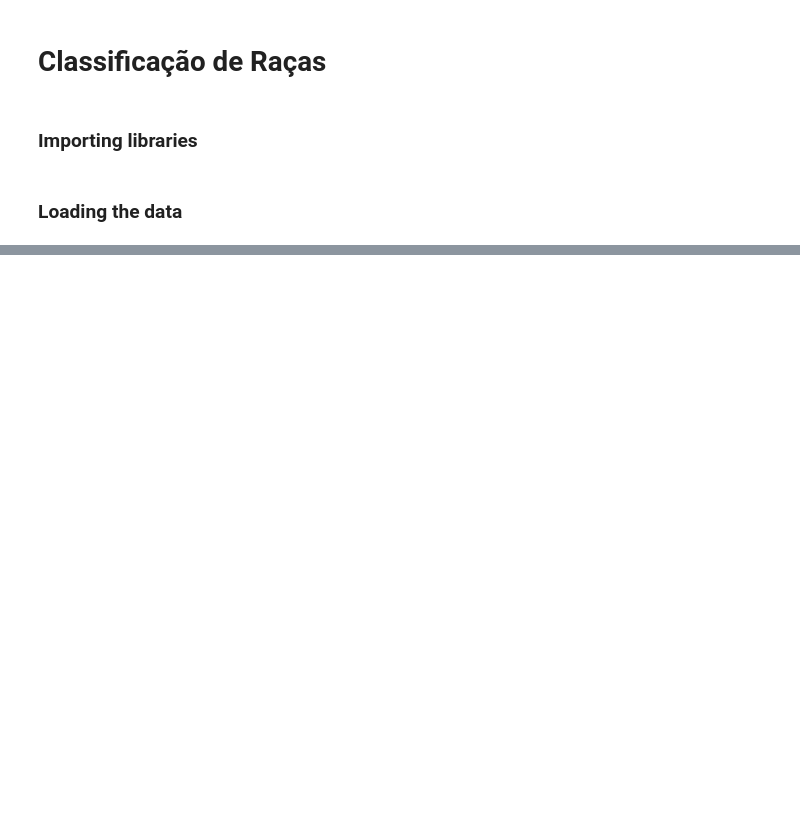
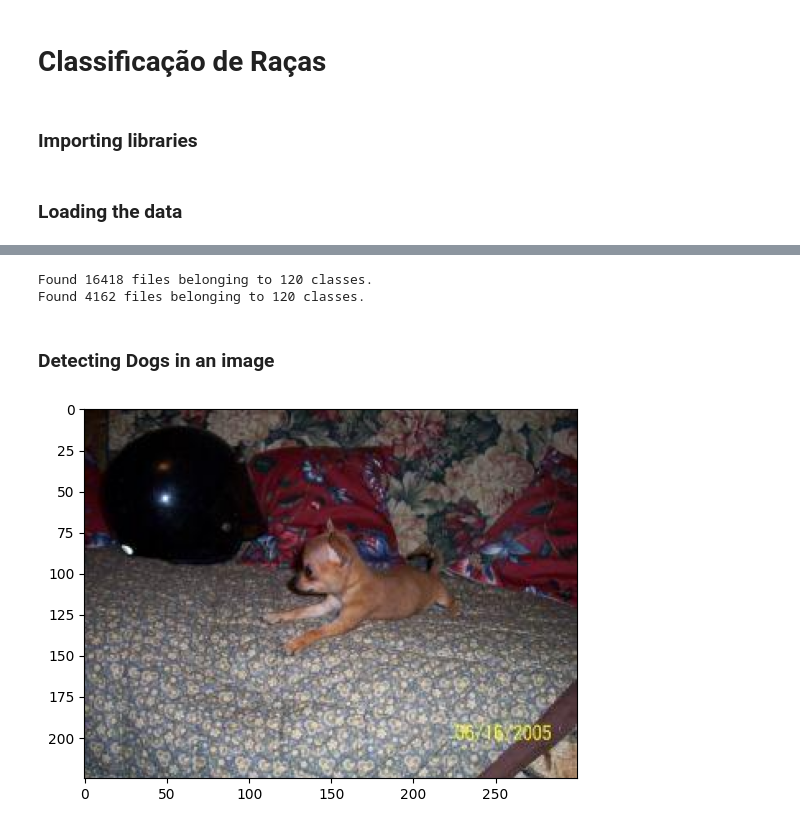
Before and after one commit to luricl/dogs_recognition, a Jupyter notebook: Dog_breed_detection.ipynb, the cells around one changed output, grey strips where cells are left out. Saved outputs shown, nothing was run; the diff lists cells and outputs as text; code cells hidden in the pictures; blank space fills up the shorter version.

```diff
--- a/Dog_breed_detection.ipynb
+++ b/Dog_breed_detection.ipynb
@@ -59,0 +59,24 @@ for breed in os.listdir(base_path):
+# %%
+train_dir = os.path.join(output_path, 'train')
+test_dir = os.path.join(output_path, 'test')
+
+BATCH_SIZE = 32
+IMG_SIZE = (224, 224)
+
+# lendo o dataset de treino e teste
+train_ds = tf.keras.utils.image_dataset_from_directory(train_dir,
+                                                      shuffle=True,
+                                                      batch_size=BATCH_SIZE,
+                                                      image_size=IMG_SIZE,
+                                                      labels="inferred")
+
+test_ds = tf.keras.utils.image_dataset_from_directory(test_dir,
+                                                      shuffle=True,
+                                                      batch_size=BATCH_SIZE,
+                                                      image_size=IMG_SIZE,
+                                                      labels="inferred")
+# %% [output]
+Found 16418 files belonging to 120 classes.
+Found 4162 files belonging to 120 classes.
+# %% [markdown]
+### Detecting Dogs in an image
@@ -59,0 +115,11 @@ for breed in os.listdir(base_path):
+# %%
+import matplotlib.pyplot as plt
+
+
+img_path = "/content/stanford-dogs-dataset-split/train/n02085620-Chihuahua/n02085620_6399.jpg"
+
+img = plt.imread(img_path)
+plt.imshow(img)
+plt.show()
+# %% [output]
+[figure, added]
```
Also changed, not shown: parts of 6 cells of this notebook, 1 other file.
